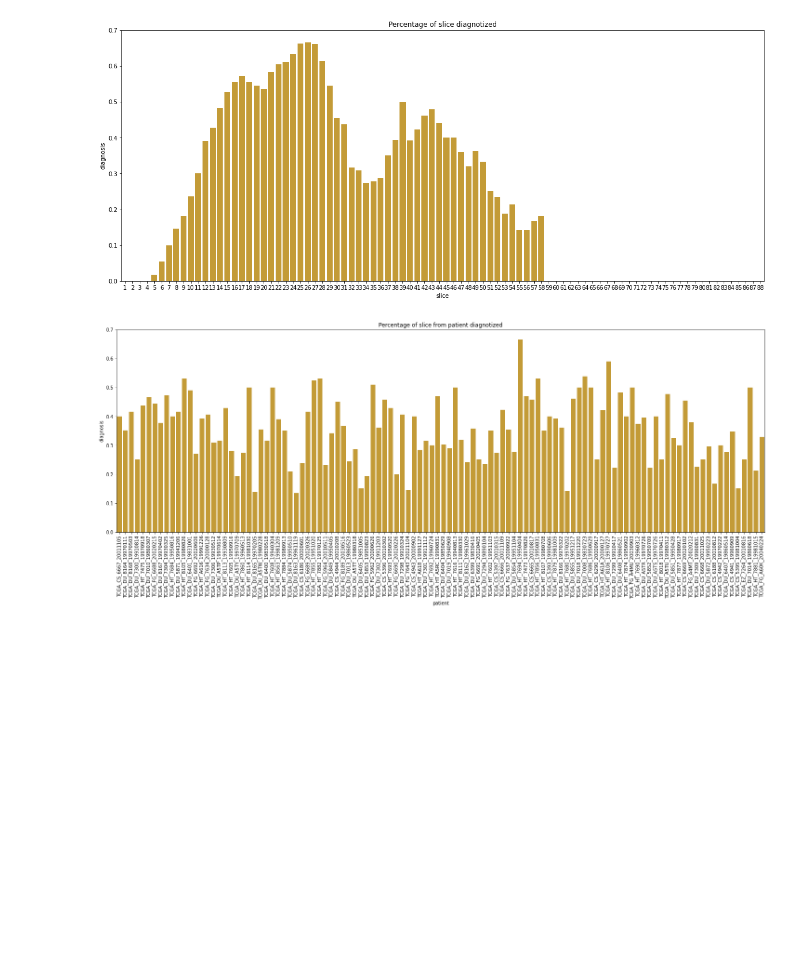
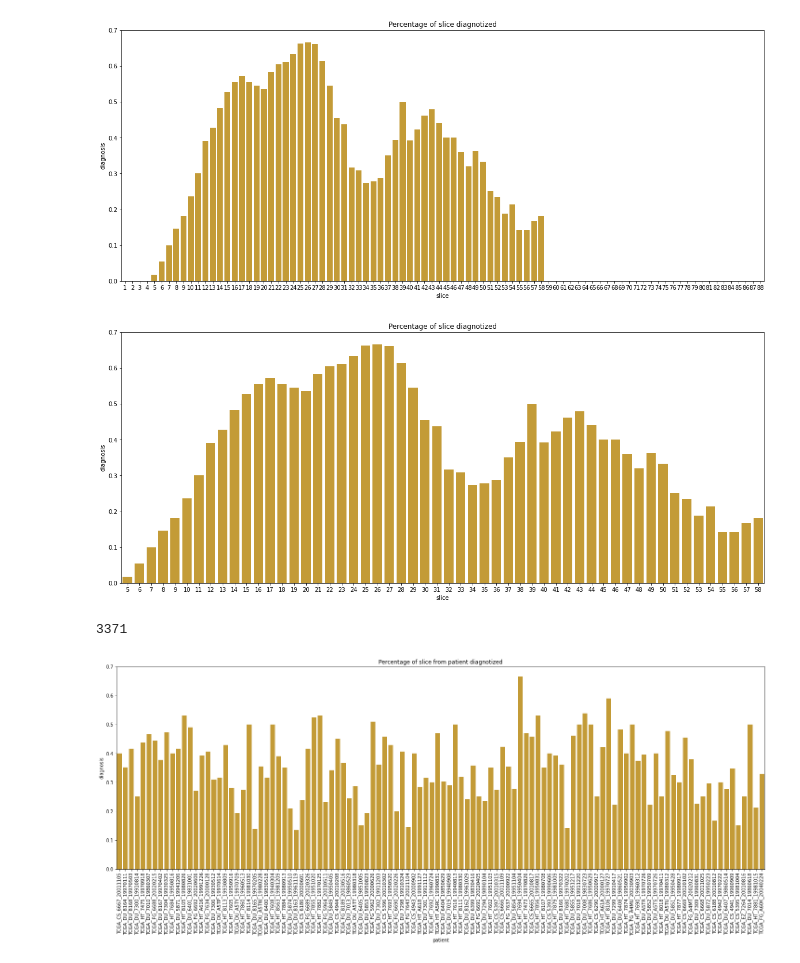
Before and after one commit to christian-creator/brain_cancer_segmentation, a Jupyter notebook: notebooks/data_analysis.ipynb, the cells around one changed output. Drawn from its saved outputs; the diff is of its cells as text; code cells hidden in the pictures; blank space fills up the shorter version.

```diff
--- a/notebooks/data_analysis.ipynb
+++ b/notebooks/data_analysis.ipynb
@@ -192,6 +192,17 @@ plt.title("Percentage of slice diagnotized")
 plt.show()
 # %% [output]
 [figure]
+# %%
+fig = plt.figure(figsize=(20,8))
+sns.barplot(data = image_df[(image_df.slice <= 58) & ((image_df.slice >= 5))], x="slice", y="diagnosis", color='goldenrod', label="Some Label",ci=None)
+plt.title("Percentage of slice diagnotized")
+plt.show()
+# %% [output]
+[figure, added]
+# %%
+len(image_df[(image_df.slice <= 58) & ((image_df.slice >= 5))])
+# %% [output]
+3371
 # %%
 fig = plt.figure(figsize=(25,8))
 sns.barplot(data = image_df, x="patient", y="diagnosis", color='goldenrod', label="Some Label",ci=None)
```
Also changed, not shown: parts of 2 cells of this notebook, 3 other files.
